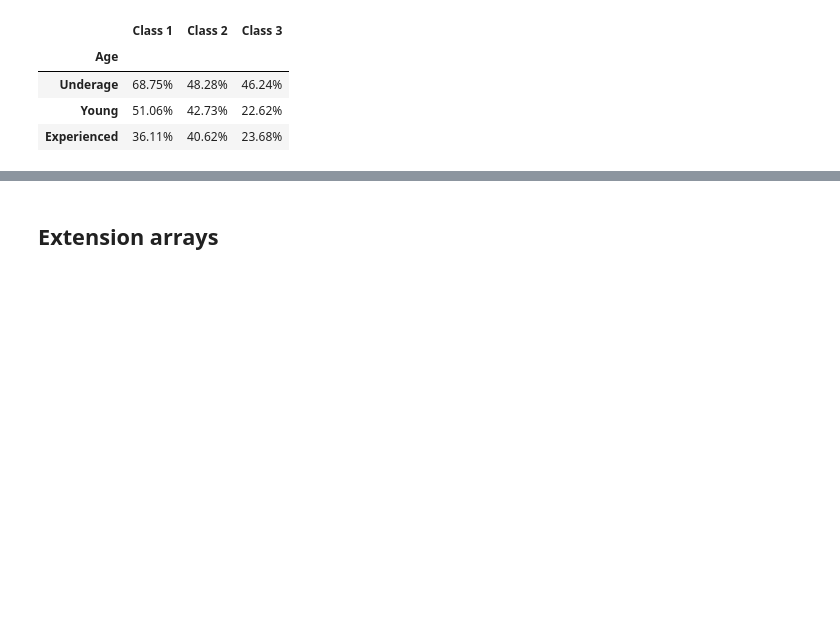
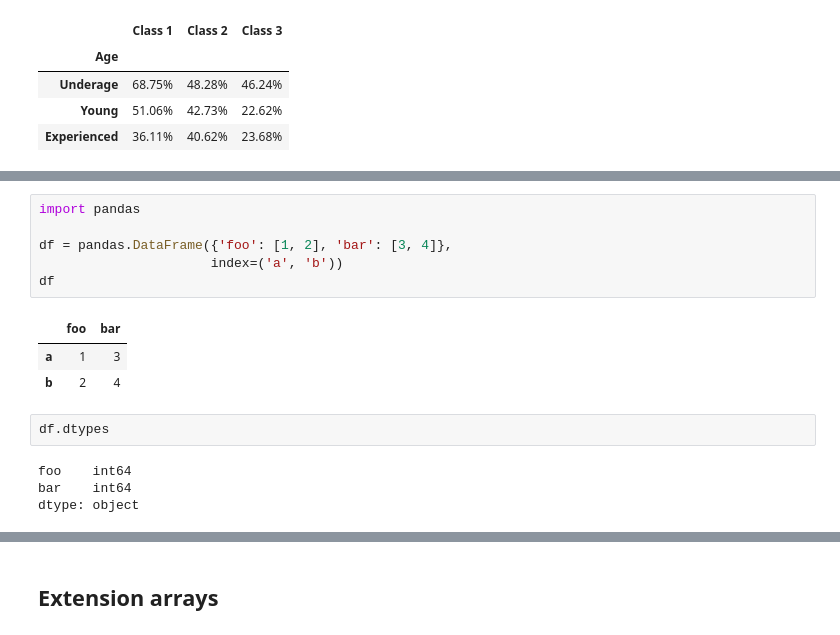
Before and after one commit to JoeZhao84/towards_pandas_1, a Jupyter notebook: Towards pandas 1.0.ipynb, the cells around one changed output, grey strips where cells are left out. Saved outputs shown, nothing was run; the diff lists cells and outputs as text; blank space fills up the shorter version.

```diff
--- a/Towards pandas 1.0.ipynb
+++ b/Towards pandas 1.0.ipynb
@@ -176,0 +262,16 @@ import pandas
+# %%
+import pandas
+
+df = pandas.DataFrame({'foo': [1, 2], 'bar': [3, 4]},
+                      index=('a', 'b'))
+df
+# %% [output]
+|  | foo | bar |
+| a | 1 | 3 |
+| b | 2 | 4 |
+# %%
+df.dtypes
+# %% [output]
+foo    int64
+bar    int64
+dtype: object
```
Also changed, not shown: parts of 48 cells of this notebook, 6 other files.
